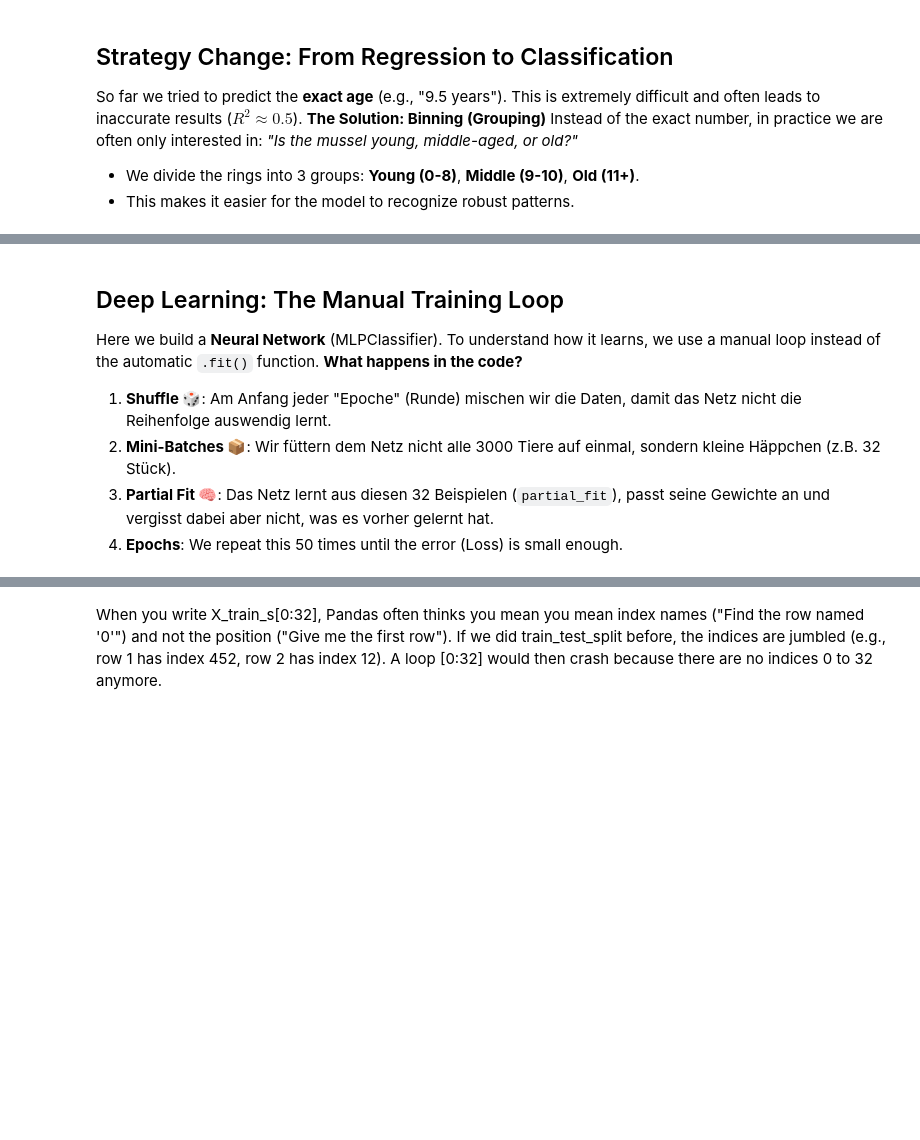
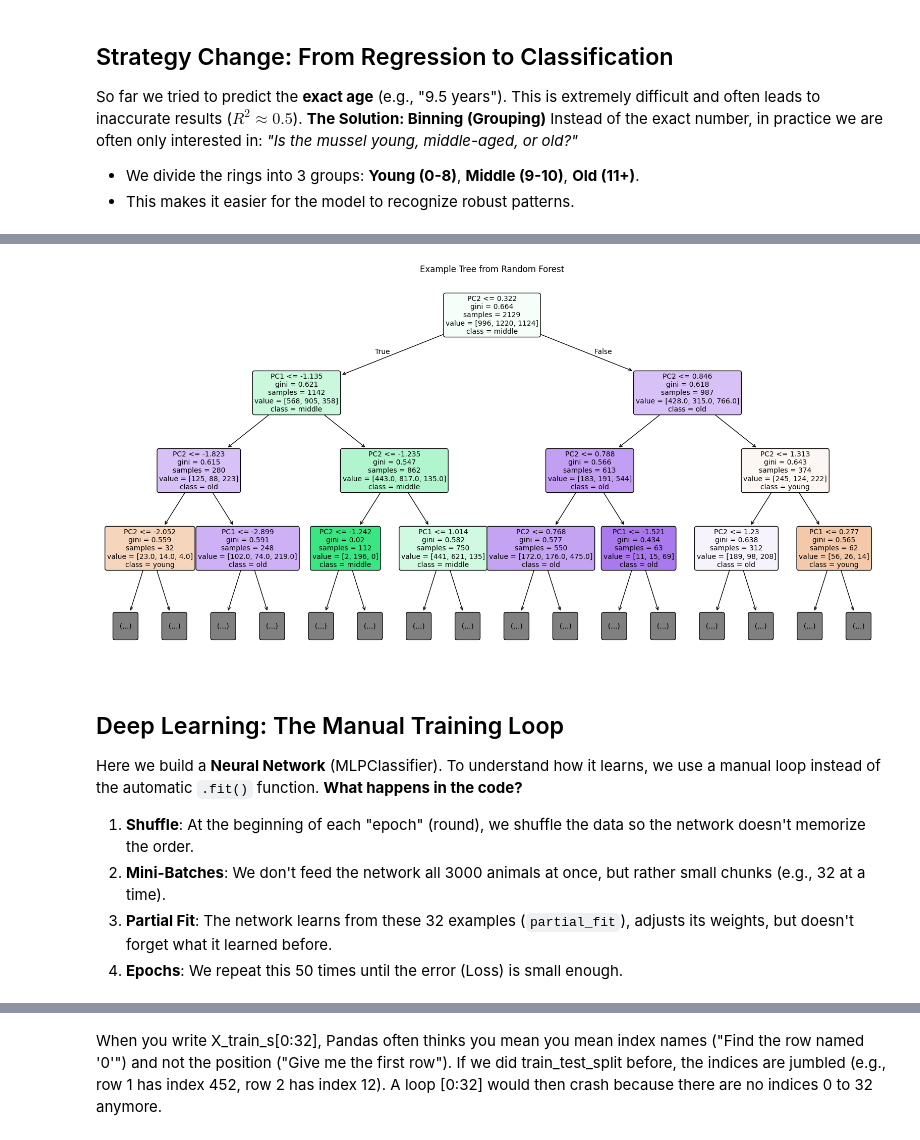
Before and after one commit to Movonkol/data-science-portfolio, a Jupyter notebook: Abalone/Abalone.ipynb, the cells around one changed output, grey strips where cells are left out. Cells and saved outputs as stored; diff of their text form; code cells hidden in the pictures; blank space fills up the shorter version.

```diff
--- a/Abalone/Abalone.ipynb
+++ b/Abalone/Abalone.ipynb
@@ -423,7 +674,7 @@ Instead of the exact number, in practice we are often only interested in: *"Is t
 # Bin 3: 10 to 30 Rings
 bins = [0, 8, 10, 30]
 # The labels (names) we stick on the 3 bins
-group_names = ['Jung', 'Mittel', 'Alt']
+group_names = ['young', 'middle', 'old']
 # pd.cut does the work:
 # It takes column 'y' (Rings/Numbers) and throws each value into the matching bin.
 # So the number "9" becomes the word "Middle".
@@ -461,10 +723,27 @@ print(classification_report(y_test_c, y_pred_c))
+# %%
+#save the tree
+#first select one tree of the hundred trees
+one_tree = rfc_grouped.estimators_[0]
+plt.figure(figsize=(20, 10))
+plot_tree(one_tree,
+          feature_names=['PC1', 'PC2'],# without this we would see feature 0 as name in the nodes
+          class_names=group_names,  # ['young', 'middle', 'old']
+          filled=True,
+          rounded=True,
+          max_depth=3,   # Limit depth to keep it readable
+          fontsize=10)
+plt.title("Example Tree from Random Forest")
+plt.savefig("random_forest_tree.png", dpi=300, bbox_inches='tight')
+plt.show()
+# %% [output]
+[figure, added]
 # %% [markdown]
 ## Deep Learning: The Manual Training Loop
 Here we build a **Neural Network** (MLPClassifier). To understand how it learns, we use a manual loop instead of the automatic `.fit()` function.
 **What happens in the code?**
-1.  **Shuffle 🎲**: Am Anfang jeder "Epoche" (Runde) mischen wir die Daten, damit das Netz nicht die Reihenfolge auswendig lernt.
-2.  **Mini-Batches 📦**: Wir füttern dem Netz nicht alle 3000 Tiere auf einmal, sondern kleine Häppchen (z.B. 32 Stück).
-3.  **Partial Fit 🧠**: Das Netz lernt aus diesen 32 Beispielen (`partial_fit`), passt seine Gewichte an und vergisst dabei aber nicht, was es vorher gelernt hat.
+1.  **Shuffle**: At the beginning of each "epoch" (round), we shuffle the data so the network doesn't memorize the order.
+2.  **Mini-Batches**: We don't feed the network all 3000 animals at once, but rather small chunks (e.g., 32 at a time).
+3.  **Partial Fit**: The network learns from these 32 examples (`partial_fit`), adjusts its weights, but doesn't forget what it learned before.
 4.  **Epochs**: We repeat this 50 times until the error (Loss) is small enough.
 # %%
 # 1. Prepare Data (Pandas -> Numpy & Text -> Numbers)
```
Also changed, not shown: parts of 33 cells of this notebook, 1 other file.
